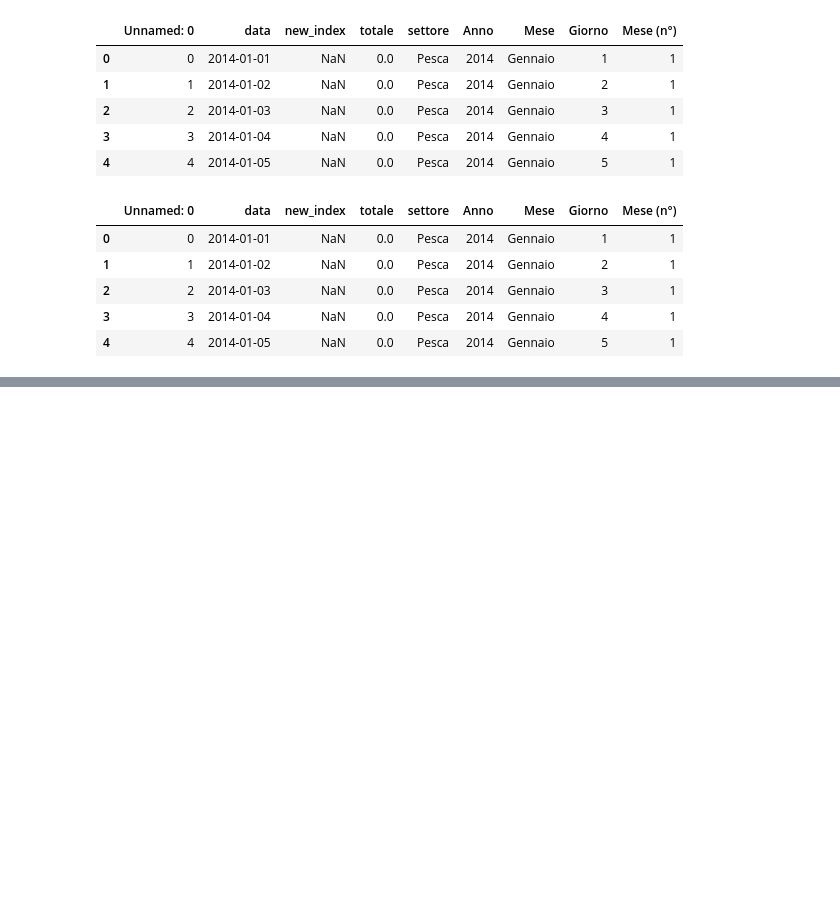
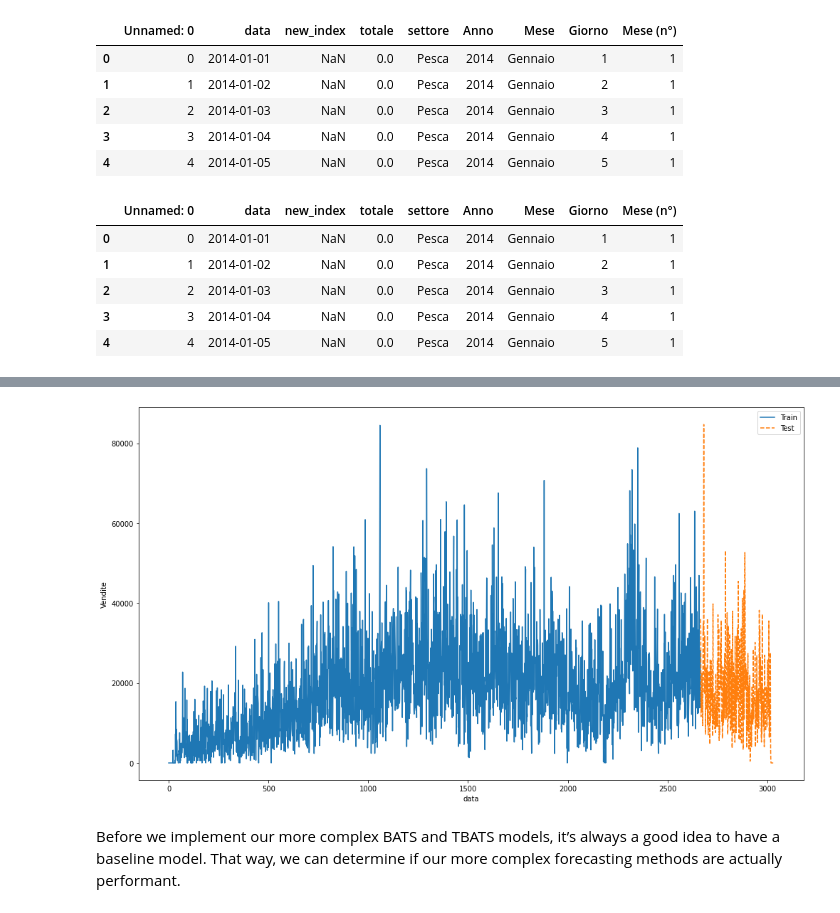
Before and after one commit to TStrada/Progetto-Data-Science-Lab, a Jupyter notebook: TBATS.ipynb, the cells around one changed output, grey strips where cells are left out. Cells and saved outputs as stored; diff of their text form; code cells hidden in the pictures; blank space fills up the shorter version.

Commit message:
tbats

```diff
--- a/TBATS.ipynb
+++ b/TBATS.ipynb
@@ -54,3 +117,18 @@ df_pesca2 = df_pesca2.sort_values(by='data')
 y = df_pesca2['totale']
 y_to_train = y.iloc[:(len(y)-365)]
 y_to_test = y.iloc[(len(y)-365):] # last year for testing
+# %%
+fig, ax = plt.subplots(figsize=(14, 8))
+
+ax.plot(y_to_train, ls='-', label='Train')
+ax.plot(y_to_test, ls='--', label='Test')
+ax.set_xlabel('data')
+ax.set_ylabel('Vendite')
+
+ax.legend(loc='best')
+plt.tight_layout()
+plt.show()
+# %% [output]
+[figure, added]
+# %% [markdown]
+Before we implement our more complex BATS and TBATS models, it’s always a good idea to have a baseline model. That way, we can determine if our more complex forecasting methods are actually performant.
```
Also changed, not shown: parts of 18 cells of this notebook, 1 other file.
